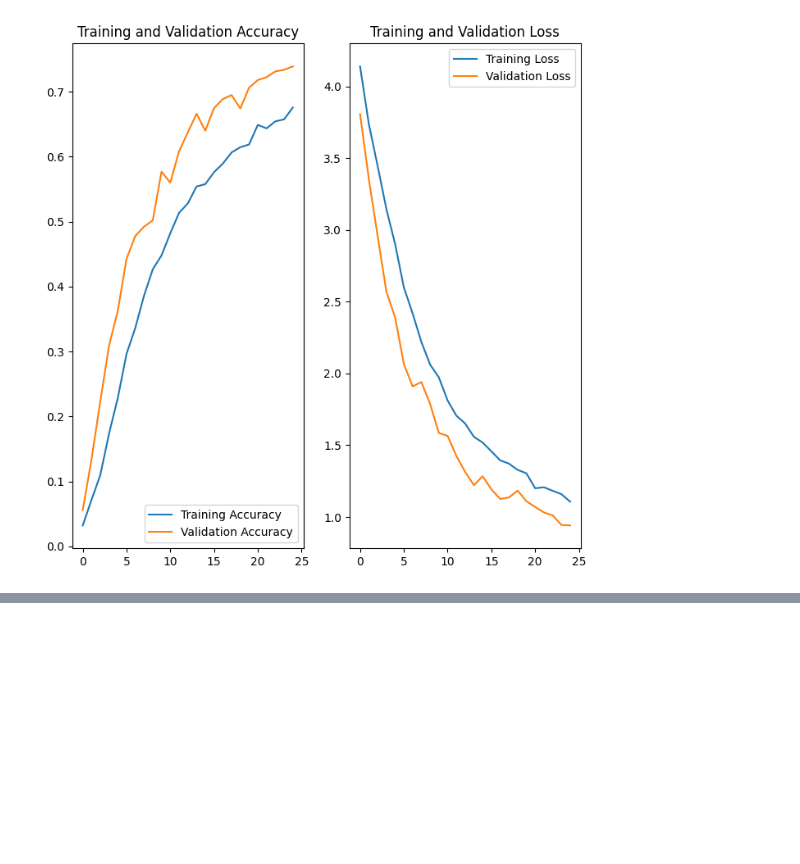
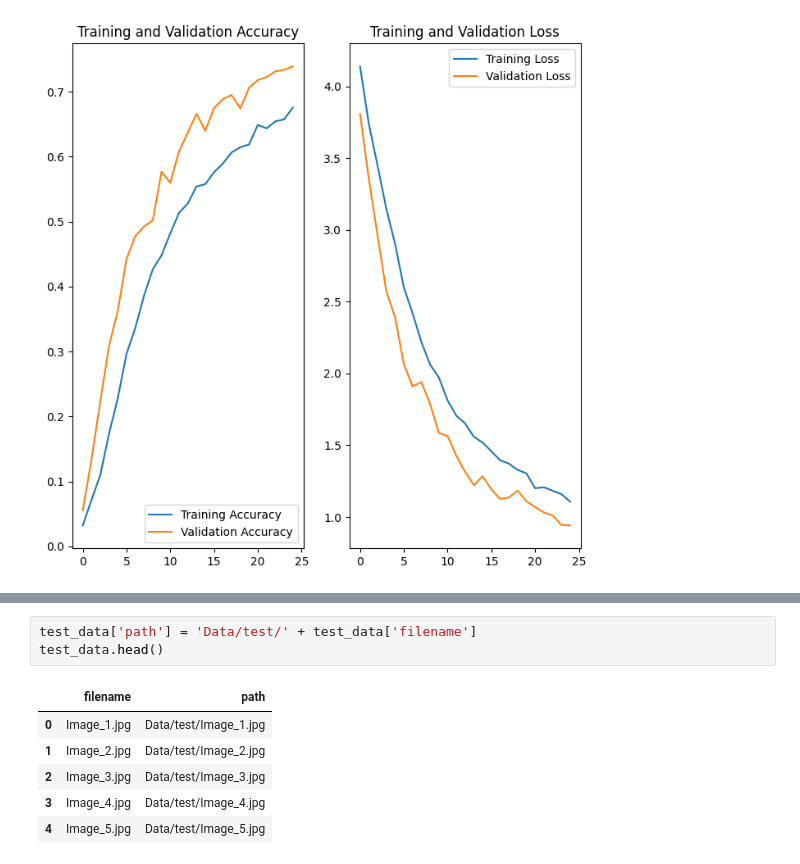
Before and after one commit to amrkld/Butterfly_Classification_ComputerVision_Kaggle, a Jupyter notebook: butterflies classification model.ipynb, the cells around one changed output, grey strips where cells are left out. Saved outputs shown, nothing was run; the diff lists cells and outputs as text; blank space fills up the shorter version.

```diff
--- a/butterflies classification model.ipynb
+++ b/butterflies classification model.ipynb
@@ -269,0 +281,10 @@ plot_training_history(history)
+# %%
+test_data['path'] = 'Data/test/' + test_data['filename']
+test_data.head()
+# %% [output]
+|  | filename | path |
+| 0 | Image_1.jpg | Data/test/Image_1.jpg |
+| 1 | Image_2.jpg | Data/test/Image_2.jpg |
+| 2 | Image_3.jpg | Data/test/Image_3.jpg |
+| 3 | Image_4.jpg | Data/test/Image_4.jpg |
+| 4 | Image_5.jpg | Data/test/Image_5.jpg |
```
Also changed, not shown: parts of 6 cells of this notebook.
